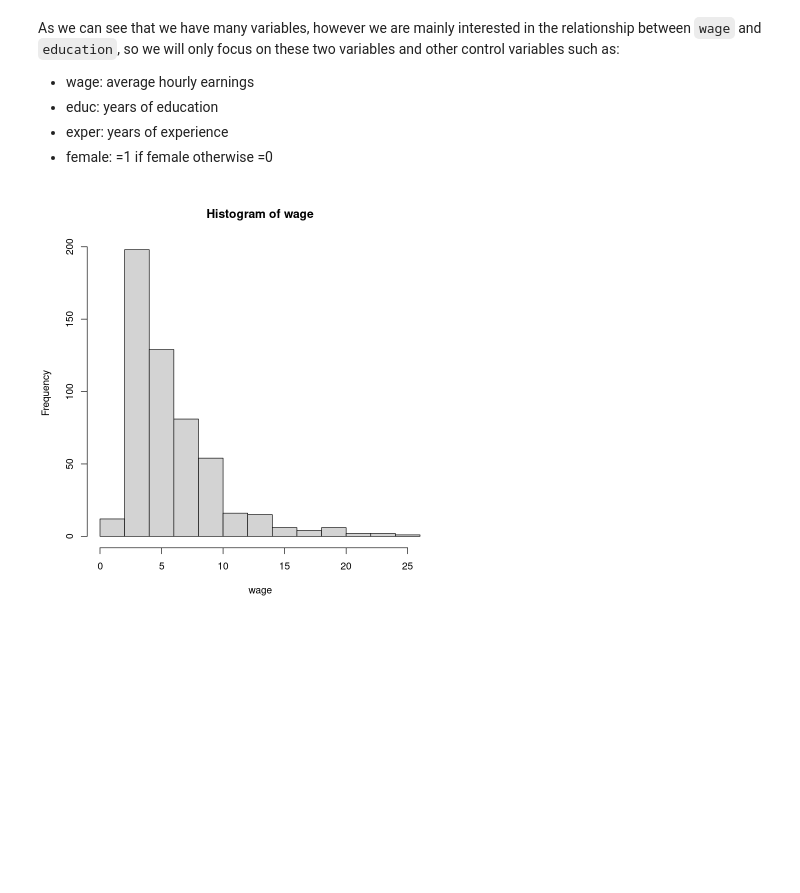
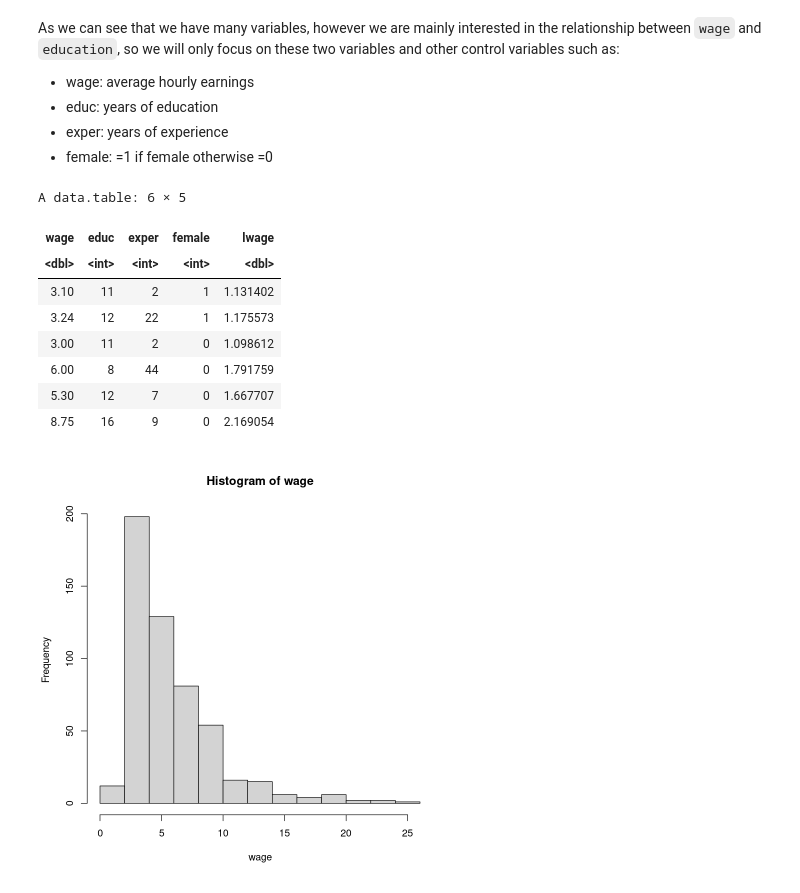
Before and after one commit to oceanumeric/data-science-go-small, a Jupyter notebook: all-in-one-for-the-exam/all-in-one.ipynb, the cells around one changed output. Saved outputs shown, nothing was run; the diff lists cells and outputs as text; code cells hidden in the pictures; blank space fills up the shorter version.

```diff
--- a/all-in-one-for-the-exam/all-in-one.ipynb
+++ b/all-in-one-for-the-exam/all-in-one.ipynb
@@ -1375,6 +1375,21 @@ As we can see that we have many variables, however we are mainly interested in t
 - educ: years of education
 - exper: years of experience
 - female: =1 if female otherwise =0
+# %%
+wage1 %>%
+    # lwage = log transformation of wage
+    .[, .(wage, educ, exper, female, lwage)] %>%
+    head()
+# %% [output]
+A data.table: 6 × 5
+| wage | educ | exper | female | lwage |
+| <dbl> | <int> | <int> | <int> | <dbl> |
+| 3.10 | 11 | 2 | 1 | 1.131402 |
+| 3.24 | 12 | 22 | 1 | 1.175573 |
+| 3.00 | 11 | 2 | 0 | 1.098612 |
+| 6.00 | 8 | 44 | 0 | 1.791759 |
+| 5.30 | 12 | 7 | 0 | 1.667707 |
+| 8.75 | 16 | 9 | 0 | 2.169054 |
 # %%
 # univariate anlaysis
 wage1 %>%
```
Also changed, not shown: parts of 29 cells of this notebook.
